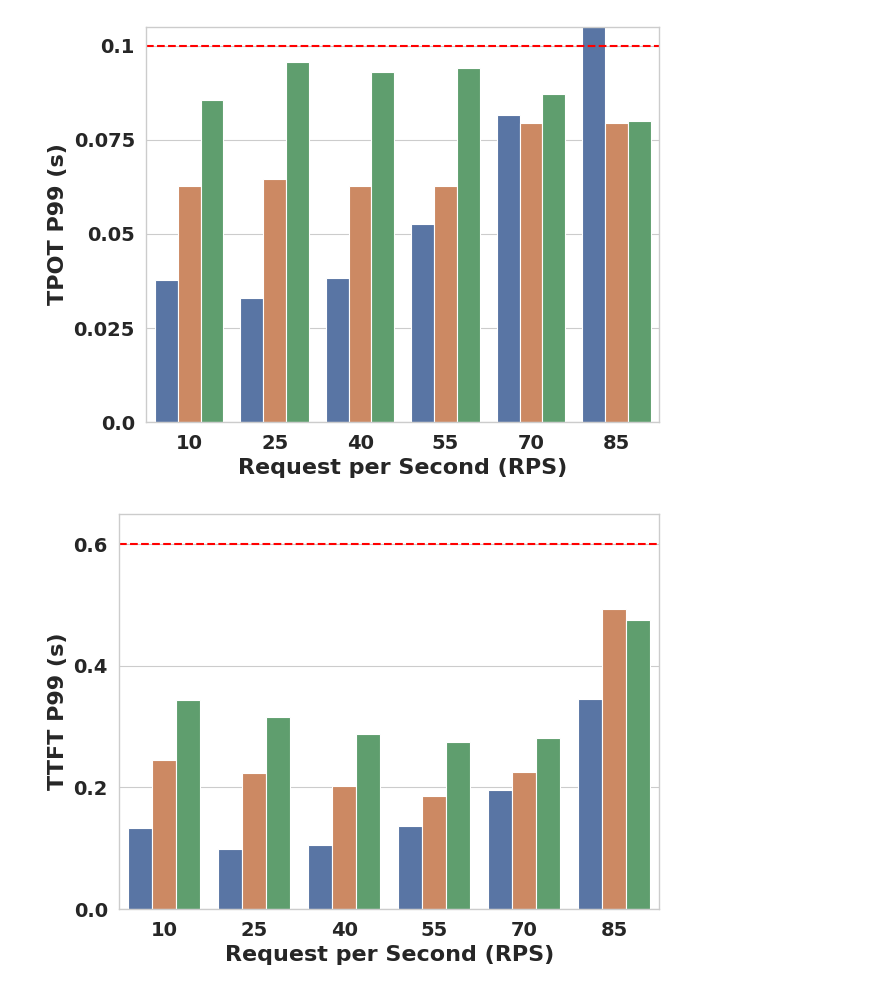
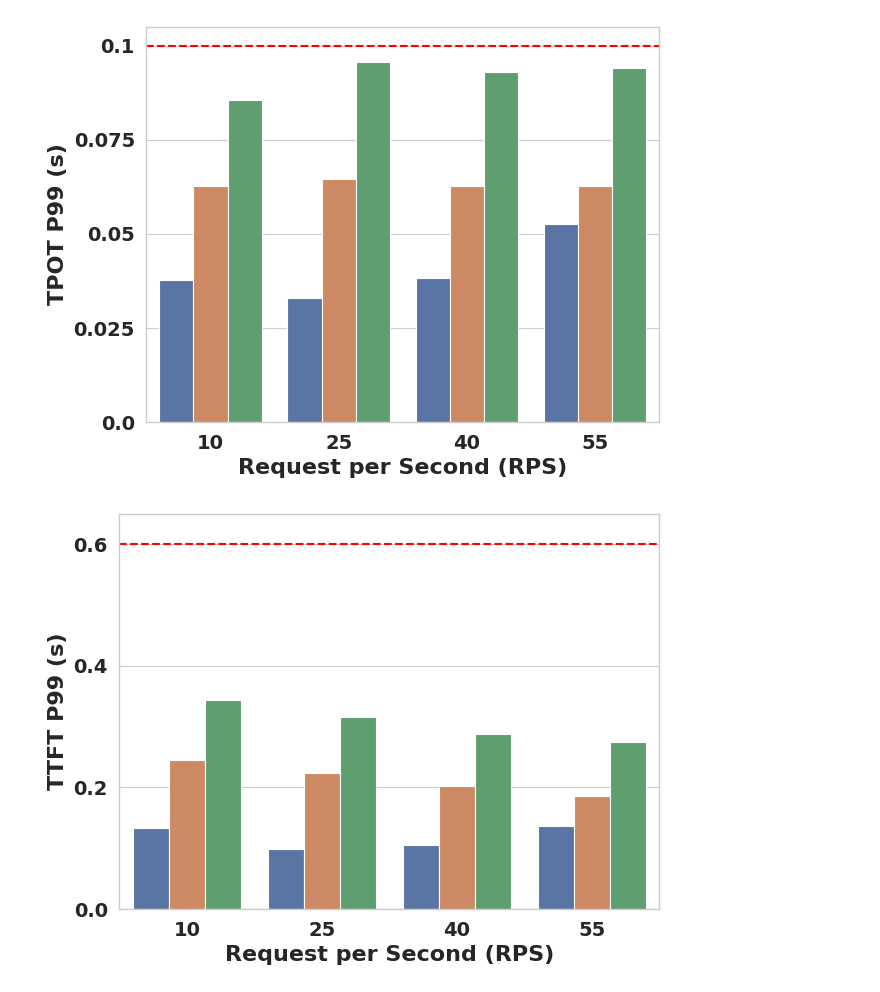
Before and after one commit to Louis-99/vllm-fork, a Jupyter notebook: additional_stuff/sosp_evals/2_nodes/dynamo_comparison.ipynb, the cells around one changed output. Cells and saved outputs as stored; diff of their text form; code cells hidden in the pictures.

Commit message:
SOSP hotcrp submissin version of images

```diff
--- a/additional_stuff/sosp_evals/2_nodes/dynamo_comparison.ipynb
+++ b/additional_stuff/sosp_evals/2_nodes/dynamo_comparison.ipynb
@@ -21,16 +21,10 @@ rename_mapping = {
     'DYNAMO_FEB4_AZURE_SHAREGPT_MS_2_DVFS': 'DynamoLLM 25',
     'DYNAMO_FEB4_AZURE_SHAREGPT_MS_3_DVFS': 'DynamoLLM 40',
     'DYNAMO_FEB4_AZURE_SHAREGPT_MS_4_DVFS': 'DynamoLLM 55',
-    'DYNAMO_FEB4_AZURE_SHAREGPT_MS_5_DVFS': 'DynamoLLM 70',
-    'DYNAMO_FEB4_AZURE_SHAREGPT_MS_6_DVFS': 'DynamoLLM 85',
-    'OURS_CHUNK_FEB24_DYNAMO_AZURE_SHAREGPT_MS_1_TP4_DVFS_node1': 'Collocated 85',
-    'OURS_CHUNK_FEB24_DYNAMO_AZURE_SHAREGPT_MS_2_DVFS_node1': 'Collocated 70',
     'OURS_CHUNK_FEB24_DYNAMO_AZURE_SHAREGPT_MS_3_DVFS_node1': 'Collocated 55',
     'OURS_CHUNK_FEB24_DYNAMO_AZURE_SHAREGPT_MS_4_DVFS_node1': 'Collocated 40',
     'OURS_CHUNK_FEB24_DYNAMO_AZURE_SHAREGPT_MS_5_DVFS_node1': 'Collocated 25',
     'OURS_CHUNK_FEB24_DYNAMO_AZURE_SHAREGPT_MS_6_DVFS_node1': 'Collocated 10',
-    'OURS_CHUNK_FEB24_DYNAMO_AZURE_SHAREGPT_MS_1_TP4_node1': 'Collocated-Tier1 85',
-    'OURS_CHUNK_FEB24_DYNAMO_AZURE_SHAREGPT_MS_2_node1': 'Collocated-Tier1 70',
     'OURS_CHUNK_FEB24_DYNAMO_AZURE_SHAREGPT_MS_3_node1': 'Collocated-Tier1 55',
     'OURS_CHUNK_FEB24_DYNAMO_AZURE_SHAREGPT_MS_4_node1': 'Collocated-Tier1 40',
     'OURS_CHUNK_FEB24_DYNAMO_AZURE_SHAREGPT_MS_5_node1': 'Collocated-Tier1 25',
@@ -39,6 +33,7 @@ rename_mapping = {
 
 # Replace values in expr_dir column
 df_results['expr_dir'] = df_results['expr_dir'].replace(rename_mapping)
+df_results = df_results[df_results["expr_dir"].isin(rename_mapping.values())]
 
 df_results = df_results[df_results["instance"] == "total"]
 
@@ -71,9 +66,9 @@ ax.axhline(y=0.1, color='red', linestyle='--', linewidth=1.5)
 ax.set_xlabel('Request per Second (RPS)', fontsize=16, fontweight='bold')
 ax.set_ylabel('TPOT P99 (s)', fontsize=16, fontweight='bold')
 ax.set_ylim(0, 0.105)
-ax.set_xticks([1, 2, 3, 4, 5, 6])
-ax.set_xlim([0.5, 6.5])
-ax.set_xticklabels(['10', '25', '40', '55', '70', '85'], fontsize=14, fontweight='bold')
+ax.set_xticks([0, 1, 2, 3, ])
+# ax.set_xlim([0.5, 4.5])
+ax.set_xticklabels(['10', '25', '40', '55',], fontsize=14, fontweight='bold')
 ax.set_yticks([0.0, 0.025, 0.05, 0.075, 0.1])
 ax.set_yticklabels(['0.0', '0.025', '0.05', '0.075', '0.1'], fontsize=14, fontweight='bold')
 ax.legend_.remove()
@@ -98,43 +93,43 @@ ax.axhline(y=0.6, color='red', linestyle='--', linewidth=1.5)
 ax.set_xlabel('Request per Second (RPS)', fontsize=16, fontweight='bold')
 ax.set_ylabel('TTFT P99 (s)', fontsize=16, fontweight='bold')
 ax.set_ylim(0, 0.65)
-ax.set_xticks([1, 2, 3, 4, 5, 6])
-ax.set_xlim([0.5, 6.5])
-ax.set_xticklabels(['10', '25', '40', '55', '70', '85'], fontsize=14, fontweight='bold')
+ax.set_xticks([0, 1, 2, 3, ])
+# ax.set_xlim([0.5, 4.5])
+ax.set_xticklabels(['10', '25', '40', '55',], fontsize=14, fontweight='bold')
 ax.set_yticks([0.0, 0.2, 0.4, 0.6])
 ax.set_yticklabels(['0.0', '0.2', '0.4', '0.6'], fontsize=14, fontweight='bold')
 ax.legend_.remove()
 
 plt.tight_layout()
 plt.savefig("figs/dynamo_MS_trace_ttft.pdf", format="pdf")
 
 #################### Energy per request ####################
 
 df_results['energy_per_req'] = df_results['energy_j'] / df_results['num_requests']
 sns.set_theme(context="paper", style="whitegrid")
 plt.figure()
 ax = sns.barplot(
     x="rps",
     y="energy_per_req",
     hue="name",
     data=df_results,
     dodge=True
 )
 
 # Customize the plot
 ax.set_xlabel('Request per Second (RPS)', fontsize=16, fontweight='bold')
 ax.set_ylabel('Energy per Request', fontsize=16, fontweight='bold')
 # ax.set_ylim(0, 220)
-ax.set_xticks([1, 2, 3, 4, 5, 6])
-ax.set_xlim([0.5, 6.5])
-ax.set_xticklabels(['10', '25', '40', '55', '70', '85'], fontsize=14, fontweight='bold')
+ax.set_xticks([0, 1, 2, 3, ])
+# ax.set_xlim([0.5, 4.5])
+ax.set_xticklabels(['10', '25', '40', '55',], fontsize=14, fontweight='bold')
 ax.tick_params(axis='y', labelsize=14)
 for label in ax.get_yticklabels():
     label.set_fontweight('bold')
 ax.legend_.set_title('')
 ax.legend(title="", ncol=2, prop={"size": 14, "weight": "bold"})
 plt.tight_layout()
 plt.savefig("figs/dynamo_MS_trace_energy_per_request.pdf", format="pdf")
 # %% [output]
-[figure, old version]
+[figure, new version]
-[figure, old version]
+[figure, new version]
```
Also changed, not shown: parts of 2 cells of this notebook, 23 other files.
